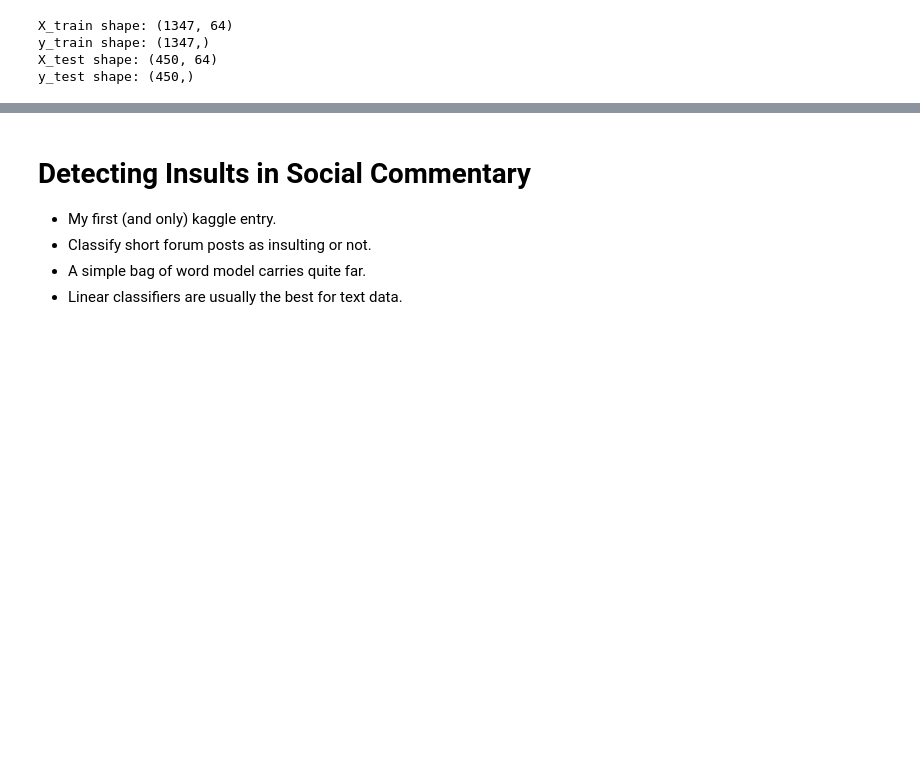
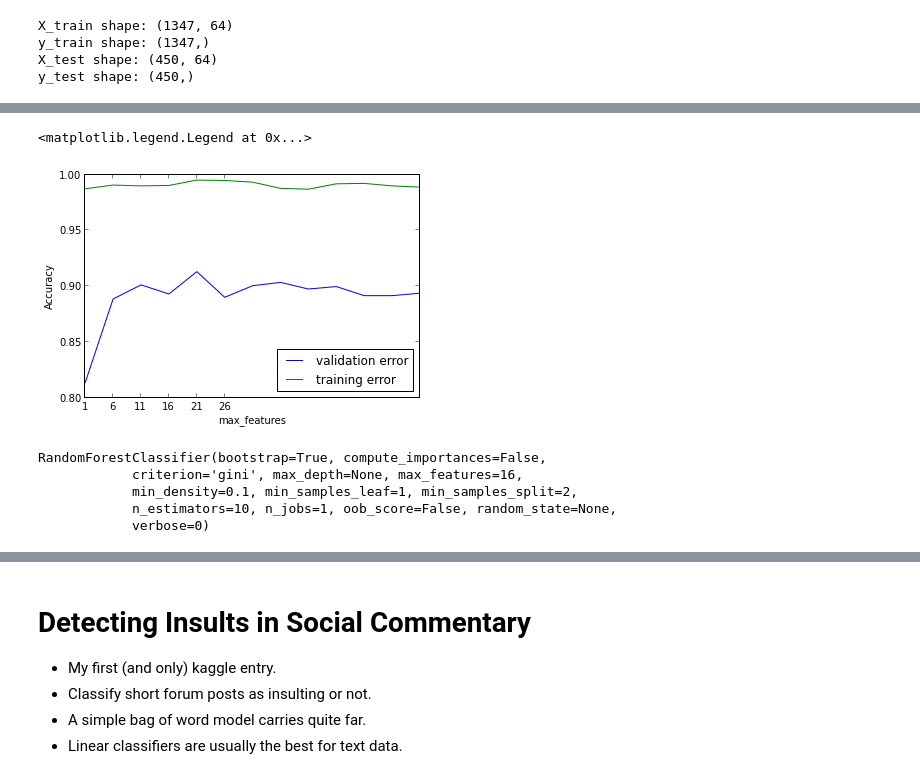
Before and after one commit to amueller/sklearn_tutorial, a Jupyter notebook: presentation.ipynb, the cells around one changed output, grey strips where cells are left out. Cells and saved outputs as stored; diff of their text form; code cells hidden in the pictures; blank space fills up the shorter version.

```diff
--- a/presentation.ipynb
+++ b/presentation.ipynb
@@ -166,4 +160,2 @@ from sklearn.manifold import Isomap
 # %%
-isomap = Isomap(n_neighbors=20)
-X_isomap = isomap.fit_transform(X)
-X_isomap.shape
+isomap = Isomap(n_components=2, n_neighbors=20)
@@ -171,0 +165,2 @@ X_isomap.shape
+# %%
+isomap.fit(X);
@@ -241,0 +272,4 @@ clf.score(X_test, y_test)
+# %%
+clf = RandomForestClassifier(n_estimators=5)
+scores =  cross_val_score(clf, X_train, y_train, cv=5)
+print("scores: %s  mean: %f  std: %f" % (str(scores), np.mean(scores), np.std(scores)))
@@ -241,0 +282,4 @@ clf.score(X_test, y_test)
+# %%
+from sklearn.grid_search import GridSearchCV
+param_grid = {'max_features': np.arange(1, 64, 5)}
+grid_search = GridSearchCV(clf, param_grid=param_grid, verbose=3, compute_training_score=True, cv=3)
@@ -241,0 +333,18 @@ clf.score(X_test, y_test)
+# %%
+plt.plot([c.mean_test_score for c in grid_search.cv_scores_], label="validation error")
+plt.plot([c.mean_training_score for c in grid_search.cv_scores_], label="training error")
+plt.xticks(np.arange(6), param_grid['max_features'])
+plt.xlabel("max_features")
+plt.ylabel("Accuracy")
+plt.legend(loc='best')
+# %% [output]
+<matplotlib.legend.Legend at 0x...>
+[figure, added]
+# %%
+grid_search.best_estimator_
+# %% [output]
+RandomForestClassifier(bootstrap=True, compute_importances=False,
+            criterion='gini', max_depth=None, max_features=16,
+            min_density=0.1, min_samples_leaf=1, min_samples_split=2,
+            n_estimators=10, n_jobs=1, oob_score=False, random_state=None,
+            verbose=0)
```
Also changed, not shown: parts of 87 cells of this notebook, 1 other file.
